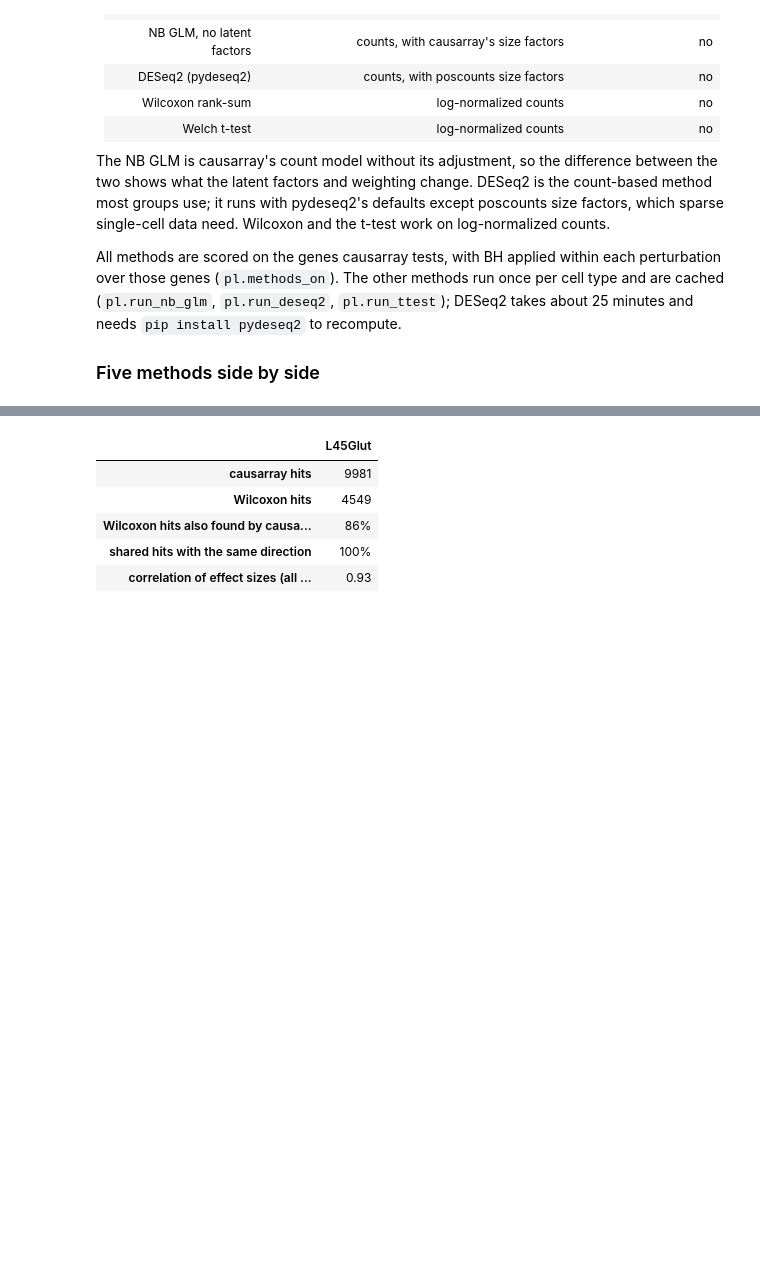
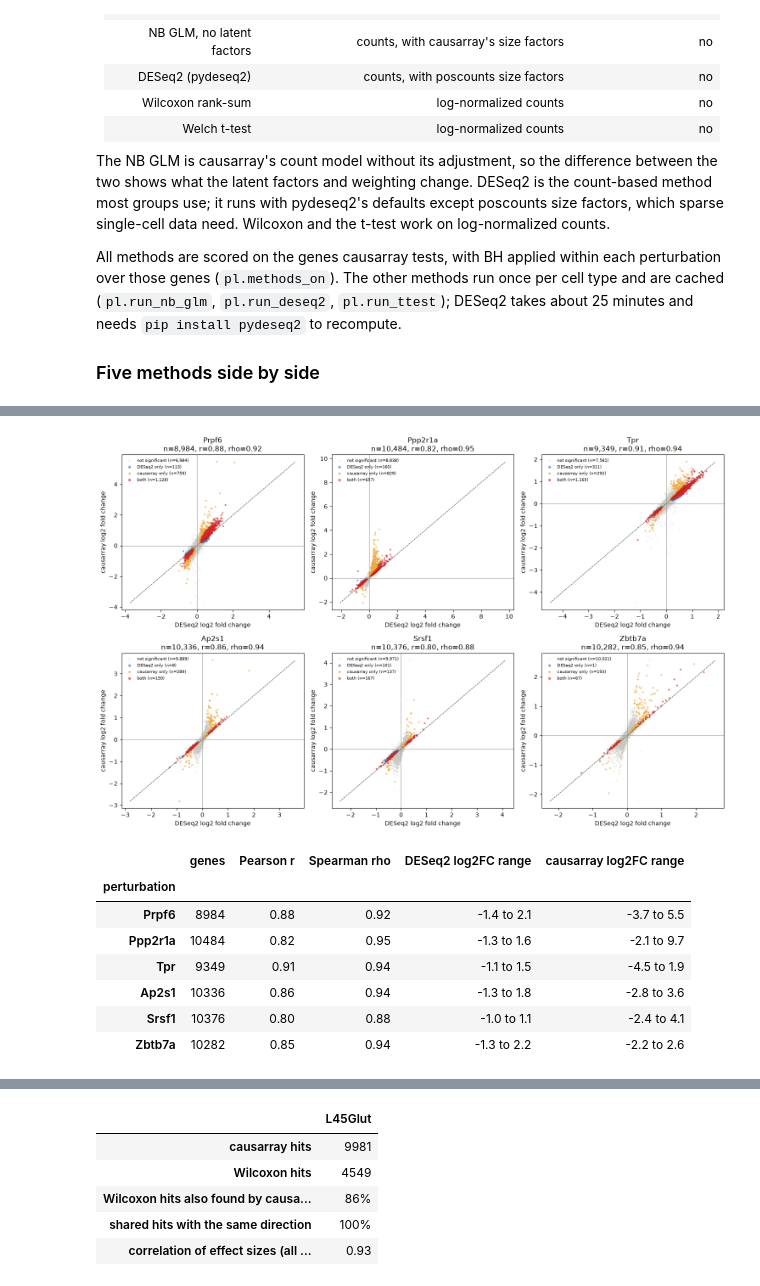
Before and after one commit to JinHongDu-Lab/causarray, a Jupyter notebook: docs/source/tutorial/mouse_brain/L45Glut-py.ipynb, the cells around one changed output, grey strips where cells are left out. Drawn from its saved outputs; the diff is of its cells as text; code cells hidden in the pictures; blank space fills up the shorter version.

```diff
--- a/docs/source/tutorial/mouse_brain/L45Glut-py.ipynb
+++ b/docs/source/tutorial/mouse_brain/L45Glut-py.ipynb
@@ -534,0 +568,37 @@ the fake perturbations at `min_counts = 20` they would raise Wilcoxon's hits fro
+# %%
+PANEL_PERTS = ['Prpf6', 'Ppp2r1a', 'Tpr', 'Ap2s1', 'Srsf1', 'Zbtb7a']
+ds_hit = cmp_all['deseq2_padj'] < Q
+ds_categories = (('not significant', GREY, ~ca_hit & ~ds_hit), ('DESeq2 only', BLUE, ~ca_hit & ds_hit),
+                 ('causarray only', AMBER, ca_hit & ~ds_hit), ('both', RED, ca_hit & ds_hit))
+fig, axes = plt.subplots(2, 3, figsize=(15, 9.5))
+ds_stats = []
+for ax, trt in zip(axes.ravel(), PANEL_PERTS):
+    sel = (cmp_all['trt'] == trt) & cmp_all['deseq2_logfc'].notna()
+    xv, yv = cmp_all.loc[sel, 'deseq2_logfc'], cmp_all.loc[sel, 'tau'] / np.log(2)
+    for label, color, mask in ds_categories:
+        m = mask[sel]
+        faint = label == 'not significant'
+        ax.scatter(xv[m], yv[m], s=5 if faint else 9, alpha=0.3 if faint else 0.65, color=color,
+                   edgecolors='none', rasterized=True, label=f'{label} (n={m.sum():,})')
+    r, rho = np.corrcoef(xv, yv)[0, 1], stats.spearmanr(xv, yv).statistic
+    lim = [min(xv.min(), yv.min()), max(xv.max(), yv.max())]
+    ax.plot(lim, lim, color='0.2', lw=0.8, ls='--')
+    ax.axhline(0, color='0.6', lw=0.8); ax.axvline(0, color='0.6', lw=0.8)
+    ax.set_title(f'{trt}\nn={sel.sum():,}, r={r:.2f}, rho={rho:.2f}')
+    ax.set_xlabel('DESeq2 log2 fold change'); ax.set_ylabel('causarray log2 fold change')
+    ax.legend(fontsize=7, frameon=False, loc='upper left', markerscale=1.5)
+    ds_stats.append({'perturbation': trt, 'genes': int(sel.sum()), 'Pearson r': r, 'Spearman rho': rho,
+                     'DESeq2 log2FC range': f'{xv.min():.1f} to {xv.max():.1f}',
+                     'causarray log2FC range': f'{yv.min():.1f} to {yv.max():.1f}'})
+plt.tight_layout(); plt.show()
+display(pd.DataFrame(ds_stats).set_index('perturbation').round(2))
+# %% [output]
+[figure, added]
+|  | genes | Pearson r | Spearman rho | DESeq2 log2FC range | causarray log2FC range |
+| perturbation |  |  |  |  |  |
+| Prpf6 | 8984 | 0.88 | 0.92 | -1.4 to 2.1 | -3.7 to 5.5 |
+| Ppp2r1a | 10484 | 0.82 | 0.95 | -1.3 to 1.6 | -2.1 to 9.7 |
+| Tpr | 9349 | 0.91 | 0.94 | -1.1 to 1.5 | -4.5 to 1.9 |
+| Ap2s1 | 10336 | 0.86 | 0.94 | -1.3 to 1.8 | -2.8 to 3.6 |
+| Srsf1 | 10376 | 0.80 | 0.88 | -1.0 to 1.1 | -2.4 to 4.1 |
+| Zbtb7a | 10282 | 0.85 | 0.94 | -1.3 to 2.2 | -2.2 to 2.6 |
```
Also changed, not shown: parts of 4 cells of this notebook, 1 other file.
